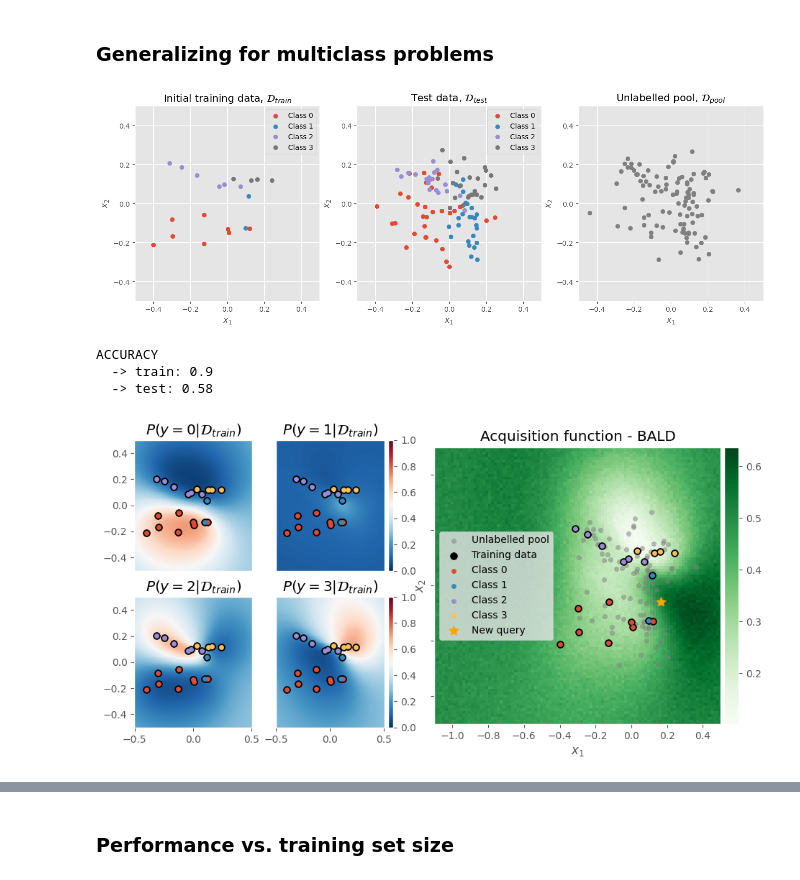
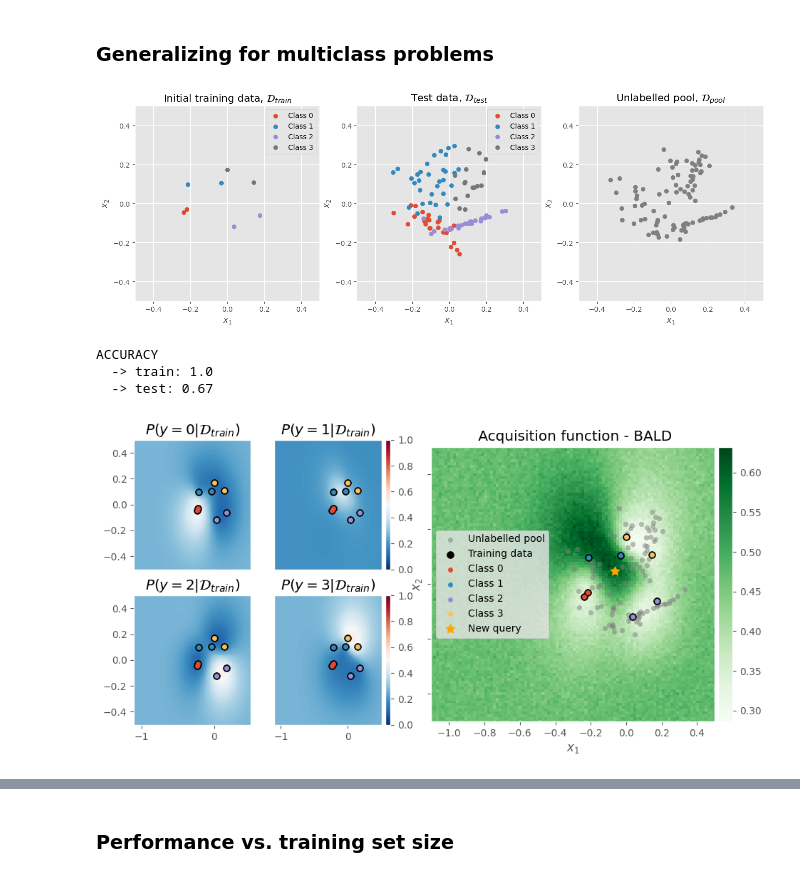
Before and after one commit to albertkjoller/abdl, a Jupyter notebook: notebooks/exploration.ipynb, the cells around one changed output, grey strips where cells are left out. Drawn from its saved outputs; the diff is of its cells as text; code cells hidden in the pictures.

```diff
--- a/notebooks/exploration.ipynb
+++ b/notebooks/exploration.ipynb
@@ -147,13 +130,13 @@ Train acc.: 1.00   |   Test acc.: 0.99   |   |ytrain|: 24 points  |
 np.random.seed(0)
 
 # Define dataset sizes
-N_initial   = 20
+N_initial   = 2
 N_test      = 100
 N_pool      = 100
 num_classes = 4
 
 # Generate dataset partitions
-Xtrain, ytrain, Xtest, ytest, Xpool, ypool = generate_multiclass(N_initial=N_initial, N_test=N_test, N_pool=N_pool, num_classes=num_classes, noise=0.1)
+Xtrain, ytrain, Xtest, ytest, Xpool, ypool = generate_multiclass(N_initial_per_class=N_initial, N_test=N_test, N_pool=N_pool, num_classes=num_classes, noise=0.1)
 assert all([i in ytrain for i in np.arange(4)]), "Not all labels are present in initial pool..."
 
 # Plot the dataset partitions
@@ -164,34 +147,34 @@ model           = GaussianProcessClassifier(1.0 * RBF(1.0))
 model.sample    = types.MethodType( GP_sample, model )
 
 # Train model
 model.fit(Xtrain, ytrain)
 # Show performance
 print(f"ACCURACY\n  -> train: {model.score(Xtrain, ytrain)}\n  -> test: {model.score(Xtest, ytest)}")
 
 # Define acquisition function
 acq_fun = BALD(query_n_points=None, n_posterior_samples=1000)
 
 # Get acquisition function score and the items to query
 _, query_idxs = acq_fun(Xpool, model=model)
 next_query = Xpool[query_idxs[0]]
 
 
 ### PLOT DECISION BOUNDARY AND ACQUISITION FUNCTION ###
 fig, axs = plt.subplots(1, 2, figsize=(12, 5), sharey=True, sharex=True)
 
 # Plot model uncertainty across grid
 axs[0] = show_density_grid(model, Xtrain, Xtest, ytrain, ytest, zoom=([-0.5, 0.5], [-0.5, 0.5]), ax=axs[0], fig=fig, num_classes=num_classes)
 # axs[0].legend()
 
 # Plot acquisition function across a grid
 axs[1] = show_acquisition_grid(model, acq_fun, Xtrain, ytrain, Xpool, zoom=([-1.1, 0.5], [-0.5, 0.5]), P=100, ax=axs[1], fig=fig, num_classes=num_classes)
 axs[1].scatter(next_query[0], next_query[1], color='orange', marker=(5, 1), s=100, label='New query')
 axs[1].legend(loc='center left')
 
 plt.show()
 # %% [output]
-[figure, old version]
+[figure, new version]
 ACCURACY
-  -> train: 0.9
-  -> test: 0.58
+  -> train: 1.0
+  -> test: 0.67
-[figure, old version]
+[figure, new version]
```
Also changed, not shown: parts of 7 cells of this notebook, 8 other files.
